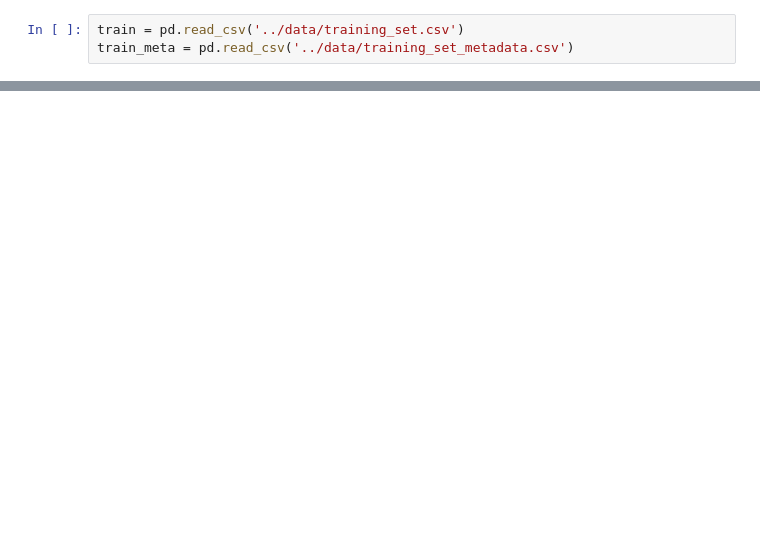
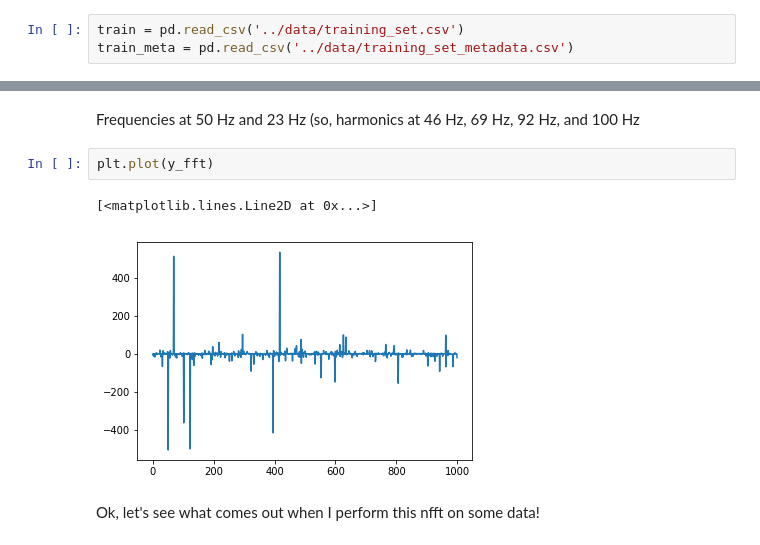
Before and after one commit to fcoba/PLAsTiCC-ML-Kaggle, a Jupyter notebook: exploration/ObjByClass.ipynb, the cells around one changed output, grey strips where cells are left out. Saved outputs shown, nothing was run; the diff lists cells and outputs as text; blank space fills up the shorter version.

```diff
--- a/exploration/ObjByClass.ipynb
+++ b/exploration/ObjByClass.ipynb
@@ -27,0 +75,9 @@ grp.groups
+# %% [markdown]
+Frequencies at 50 Hz and 23 Hz (so, harmonics at 46 Hz, 69 Hz, 92 Hz, and 100 Hz
+# %%
+plt.plot(y_fft)
+# %% [output]
+[<matplotlib.lines.Line2D at 0x...>]
+[figure, added]
+# %% [markdown]
+Ok, let's see what comes out when I perform this nfft on some data!
```
Also changed, not shown: parts of 31 cells of this notebook, 2 other files.
